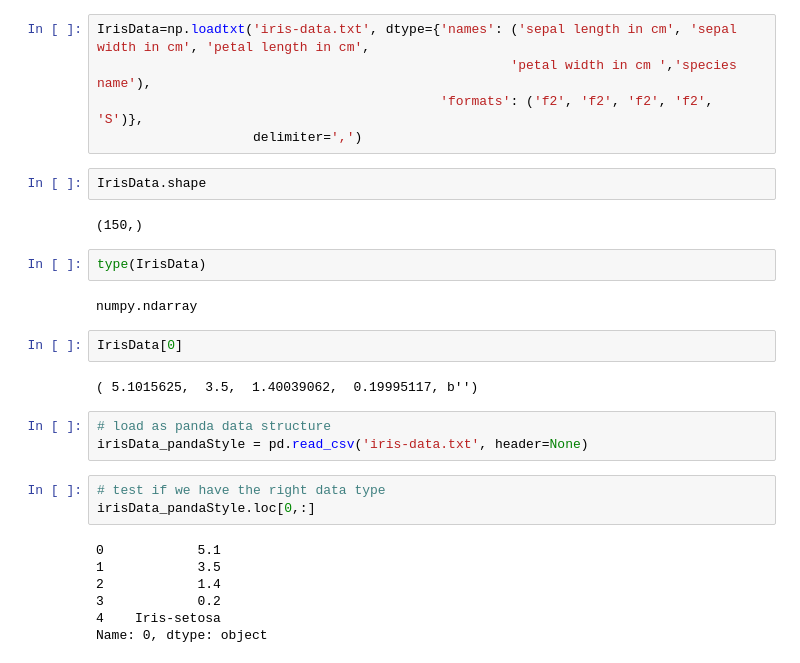
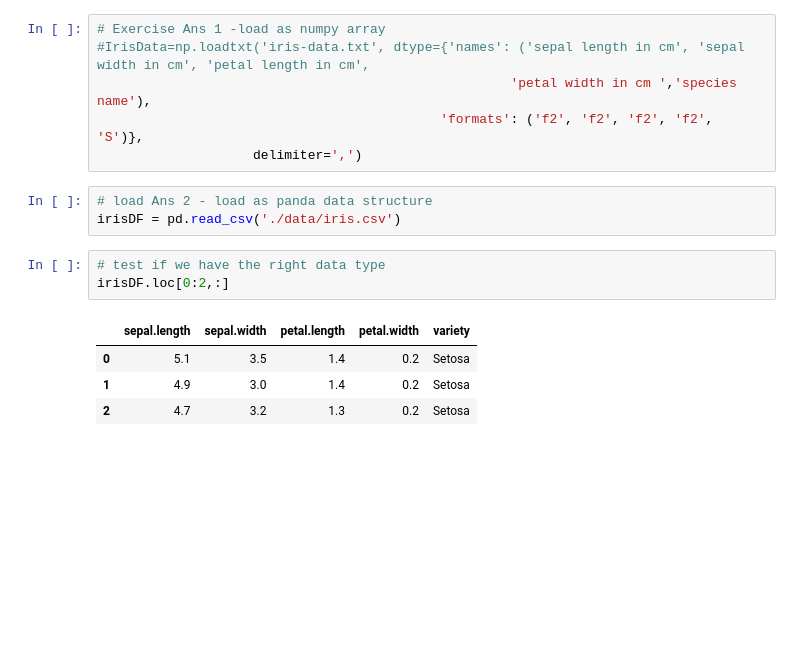
Before and after one commit to tlmohren/python320kincaid, a Jupyter notebook: exercise_submissions/exercise_iris_TD.ipynb, the cells around one changed output. Cells and saved outputs as stored; diff of their text form; blank space fills up the shorter version.

```diff
--- a/exercise_submissions/exercise_iris_TD.ipynb
+++ b/exercise_submissions/exercise_iris_TD.ipynb
@@ -5,30 +6,17 @@ import matplotlib.pyplot as plt
 # %%
-IrisData=np.loadtxt('iris-data.txt', dtype={'names': ('sepal length in cm', 'sepal width in cm', 'petal length in cm',
+# Exercise Ans 1 -load as numpy array
+#IrisData=np.loadtxt('iris-data.txt', dtype={'names': ('sepal length in cm', 'sepal width in cm', 'petal length in cm',
                                                      'petal width in cm ','species name'),
                                             'formats': ('f2', 'f2', 'f2', 'f2', 'S')},
                     delimiter=',')
-# %%
-IrisData.shape
-# %% [output]
-(150,)
-# %%
-type(IrisData)
-# %% [output]
-numpy.ndarray
-# %%
-IrisData[0]
-# %% [output]
-( 5.1015625,  3.5,  1.40039062,  0.19995117, b'')
 # %%
-# load as panda data structure
-irisData_pandaStyle = pd.read_csv('iris-data.txt', header=None)
+# load Ans 2 - load as panda data structure
+irisDF = pd.read_csv('./data/iris.csv')
 # %%
 # test if we have the right data type
-irisData_pandaStyle.loc[0,:]
+irisDF.loc[0:2,:]
 # %% [output]
-0            5.1
-1            3.5
-2            1.4
-3            0.2
-4    Iris-setosa
-Name: 0, dtype: object
+|  | sepal.length | sepal.width | petal.length | petal.width | variety |
+| 0 | 5.1 | 3.5 | 1.4 | 0.2 | Setosa |
+| 1 | 4.9 | 3.0 | 1.4 | 0.2 | Setosa |
+| 2 | 4.7 | 3.2 | 1.3 | 0.2 | Setosa |
```
Also changed, not shown: parts of 13 cells of this notebook.
